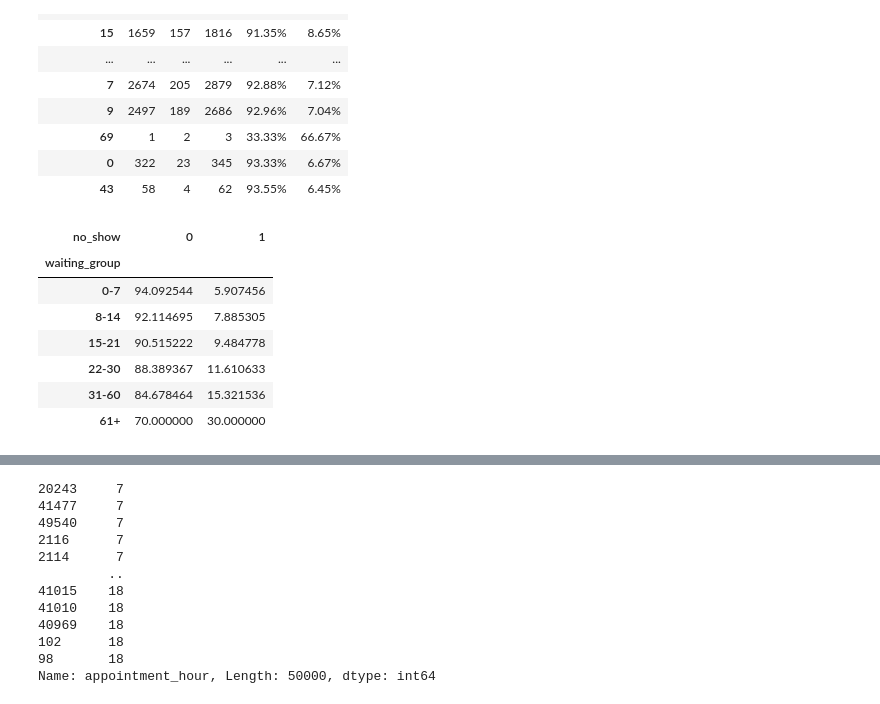
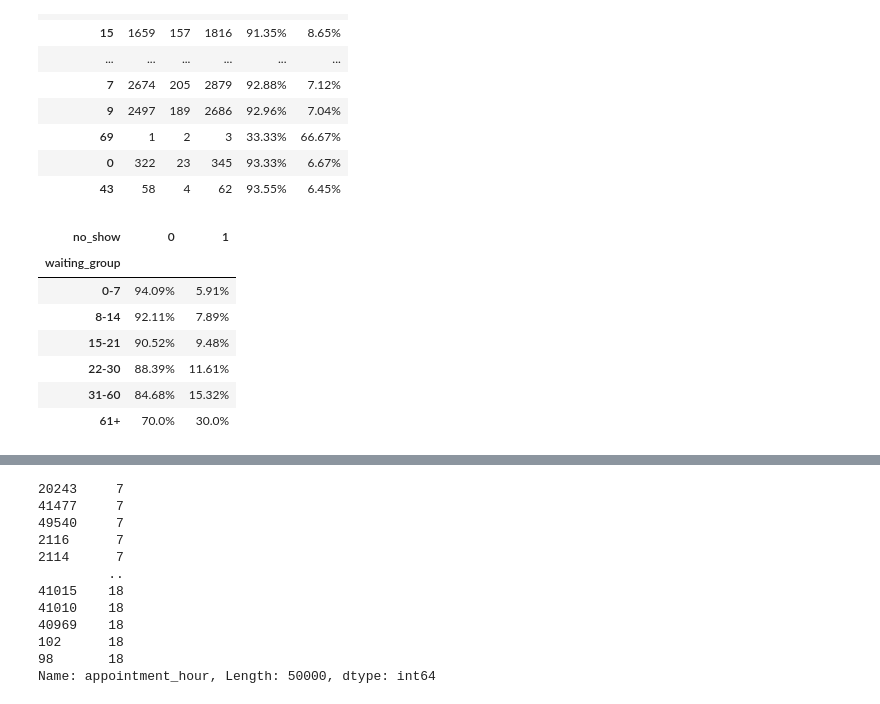
Before and after one commit to akashcstech/Health_Care_No_Show_Data_Analysis, a Jupyter notebook: Data_clean.ipynb, the cells around one changed output, grey strips where cells are left out. Cells and saved outputs as stored; diff of their text form; code cells hidden in the pictures.

```diff
--- a/Data_clean.ipynb
+++ b/Data_clean.ipynb
@@ -794,17 +798,21 @@ pdf['waiting_group'] = pd.cut(
 # %%
 result = pd.crosstab(
     pdf['waiting_group'],
     pdf['no_show'],
     normalize='index'
 ) * 100
 
-result
+wns = result.round(2)
+wns
+view_wns = wns.copy()
+view_wns[[0,1]] = view_wns[[0,1]].astype(str) +'%'
+view_wns
 # %% [output]
 | no_show | 0 | 1 |
 | waiting_group |  |  |
-| 0-7 | 94.092544 | 5.907456 |
-| 8-14 | 92.114695 | 7.885305 |
-| 15-21 | 90.515222 | 9.484778 |
-| 22-30 | 88.389367 | 11.610633 |
-| 31-60 | 84.678464 | 15.321536 |
-| 61+ | 70.000000 | 30.000000 |
+| 0-7 | 94.09% | 5.91% |
+| 8-14 | 92.11% | 7.89% |
+| 15-21 | 90.52% | 9.48% |
+| 22-30 | 88.39% | 11.61% |
+| 31-60 | 84.68% | 15.32% |
+| 61+ | 70.0% | 30.0% |
```
Also changed, not shown: parts of 24 cells of this notebook, 1 other file.
